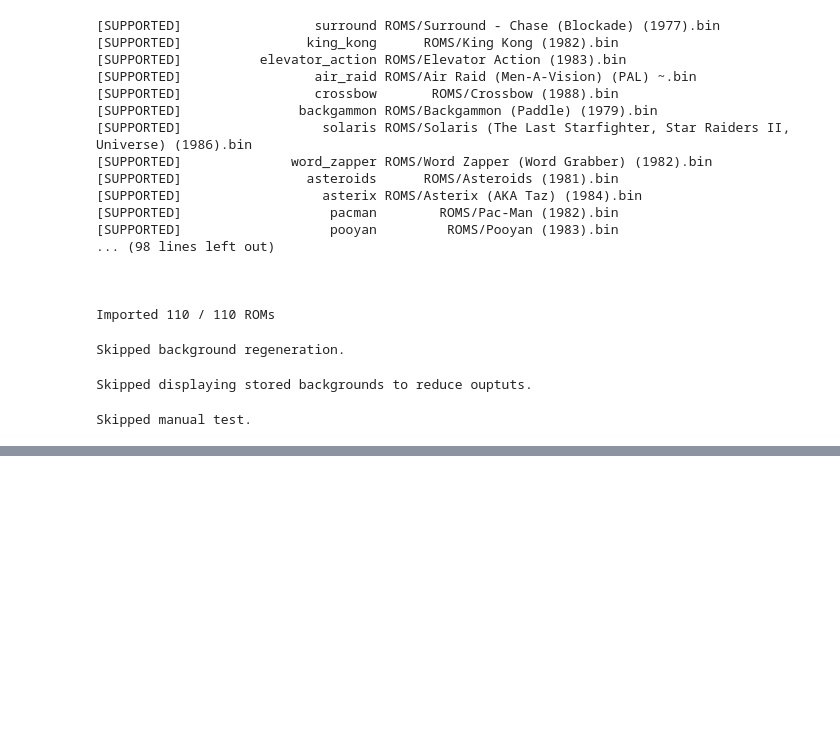
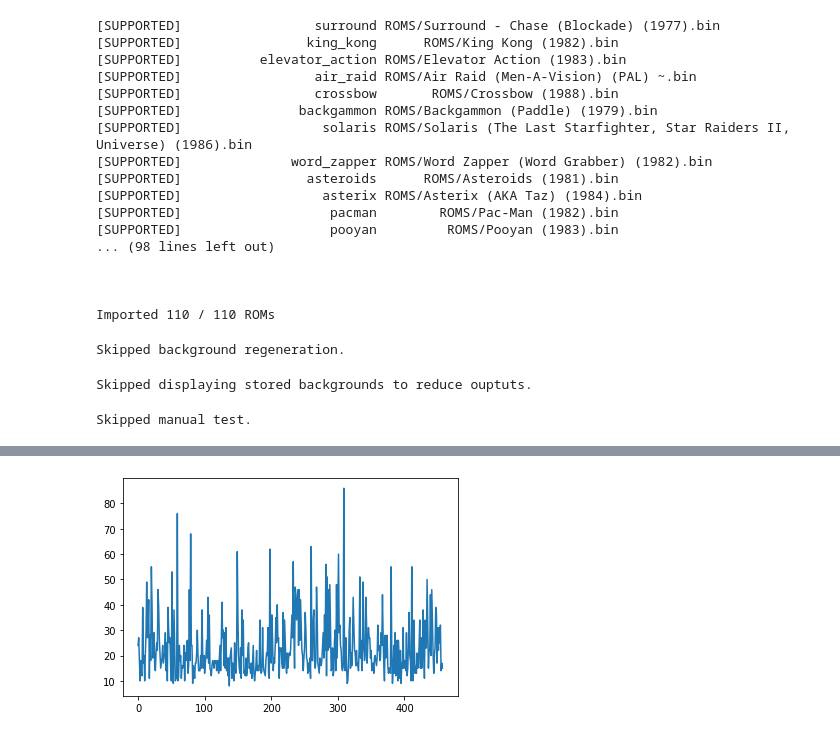
Before and after one commit to Tinynja/sarsa-phi-eb, a Jupyter notebook: notebooks/Copy_of_ALE_Framework_Tests.ipynb, the cells around one changed output, grey strips where cells are left out. Saved outputs shown, nothing was run; the diff lists cells and outputs as text; code cells hidden in the pictures; blank space fills up the shorter version.

```diff
--- a/notebooks/Copy_of_ALE_Framework_Tests.ipynb
+++ b/notebooks/Copy_of_ALE_Framework_Tests.ipynb
@@ -177,6 +177,13 @@ class EnvRecorder:
             new_name = png_path.parent.joinpath(f'step_{ts:0{self.__frame_count_padding}d}.png')
             png_path.rename(new_name)
 # %%
+def cbrt(x):
+    if x >= 0:
+        return x**(1/3)
+    else:
+        return -(-x)**(1/3)
+
+
 class features:
     @staticmethod
     def basic(frame, palette, background, crop_size=torch.Tensor([15,10]), flatten=True):
@@ -204,8 +211,7 @@ class features:
         elif number >= high:
             feature[-1] = True
         else:
-            interval = (high-low)/n_intervals
-            index = int((number-low)/interval)
+            index = int( n_intervals/2 * ( 1 + cbrt( (number-(high+low)/2) / ((high-low)/2) ) ) )
             feature[index+1] = True
         return feature
 # %%
@@ -217,6 +223,8 @@ class BinaryEnv:
 
         self.action_space = self.env.action_space
         self.observation_space = self.env.observation_space
+
+        self._overwrite_obs_high_low()
 
     def reset(self, *args, **kwargs):
         observation = self.env.reset(*args, **kwargs)
@@ -230,10 +238,14 @@ class BinaryEnv:
     def render(self, *args, **kwargs):
         return self.env.render(*args, **kwargs)
 
+    def _overwrite_obs_high_low(self):
+        if self.env.spec.id.startswith('CartPole'):
+            self.env.observation_space.low[[1,3]] = -4, -7
+            self.env.observation_space.high[[1,3]] = 4, 7
+
     def _binarize_observation(self, observation):
         bin_features = []
         lows, highs = self.env.observation_space.low, self.env.observation_space.high
-        lows, highs = [-2] * 4, [2] * 4
         for i,obs in enumerate(observation):
             bin_features.append(features.discretized_float(obs, lows[i], highs[i], n_intervals=self.n_features))
         return torch.cat(bin_features).to(self.device)
@@ -391,6 +441,6 @@ Skipped manual test.
 # %%
 class SarsaPhiEBAgent:
-    def __init__(self, env, alpha=0.5, gamma=0.99, lam=0.9, beta=0.05, init_action=1, step_repeat_count=1, device=CUDA, debug=False):
+    def __init__(self, env, gamma=0.99, epsilon=0.01, alpha=0.5, lam=0.9, beta=0.05, init_action=1, step_repeat_count=1, device=CUDA, debug=False):
         """An agent using Sarsa(lambda) algorithm with:
             - Linear Function Approximation (SGD)
             - Replacing Traces
@@ -408,14 +458,14 @@ class SarsaPhiEBAgent:
                     debug -- enable debug output
         """
         self.env = env
+        self.gamma = gamma
+        self.epsilon = epsilon
         self.alpha = alpha
-        self.gamma = gamma
         self.lam = lam
         self.beta = beta
         self.init_action = init_action
         self.step_repeat_count = step_repeat_count
         self.device = device
-        self.epsilon = 0.1 #hardcoded
 
         self.__log = logging.Logger(name=self.__class__.__name__,
                                     level=(logging.DEBUG if debug else logging.WARNING))
@@ -425,23 +475,25 @@ class SarsaPhiEBAgent:
         self.weights = torch.zeros(self.feature_space_shape).to(self.device)
         self._counts = torch.zeros(self.feature_space_shape).to(self.device)
         self._total_steps = 0
+        self.rewards = []
 
     def learn(self, n_steps):
-        start_time, done = timeit.default_timer(), True
-
-        rewards = [0]
-        episode_count = 0
+        start_time, total_rewards, done = timeit.default_timer(), 'INIT', True
+        pje.reset_calibration()
         for i in range(n_steps):
             # Information display
             avg_time = (timeit.default_timer()-start_time)/(i or 1)
-            print(f'\rSarsaPhiEB learning iteration {self._total_steps+1}/{self._total_steps-i+n_steps} ({1000*avg_time:.2f}ms/iter, remaining {(n_steps-i)*avg_time:.0f}s)    ', end='')
+            pje(f'\rSarsaPhiEB learning iteration {self._total_steps}/{self._total_steps-i+n_steps} ({1000*avg_time:.2f}ms/iter, remaining {(n_steps-i)*avg_time:.0f}s)    ', end='')
+
             # Reset env when episode ends
             if done:
-                episode_count += 1
-                rewards.append(0)
+                if total_rewards != 'INIT':
+                    self.rewards.append(total_rewards)
                 next_phi = self.env.reset()
+                total_rewards = 0
                 if self.init_action is not None:
-                    next_phi, _, _, _ = self.env.step(self.init_action)
+                    next_phi, reward, done, _ = self.env.step(self.init_action)
+                    total_rewards += reward
                 next_action = self._choose_action(next_phi)
                 traces = torch.zeros(self.feature_space_shape).to(self.device)
 
@@ -453,38 +505,57 @@ class SarsaPhiEBAgent:
             # Take an action
             next_phi, reward, done, _ = self._step_repeat(action)
             next_action = self._choose_action(next_phi)
-            rewards[episode_count] += reward
+            total_rewards += reward
 
             # Apply exploration bonus
             self._counts[action,active_features] += 1
             # reward += self._calc_exploration_bonus(phi, action)
 
             # RL Algorithm : Sarsa(lambda) LFA(SGD) Replacing Traces
-            traces *= self.gamma *  self.lam
-            traces[action, active_features] = 1 # phi[active_features].to(traces.dtype)
-
+            traces *= self.gamma * self.lam
+            traces[action, active_features] = phi[active_features].to(traces.dtype)
             if not done:
                 delta = reward + self.gamma * self._action_value(next_phi, next_action) - self._action_value(phi, action)
             else:
                 # In terminal state, all state-action values are 0
-                delta = reward - self._action_value(phi, action)
-            self.weights += self.alpha * delta * traces
+                delta = reward + 0 - self._action_value(phi, action)
+            # if self.alpha * delta * traces.isnan().any():
+            #     print(self.weights.unique())
+            #     print(self._action_value(phi, action))
+            #     print(phi)
+            #     print(action)
+            self.weights -= self.alpha * delta * traces
 
+            # print('traces', traces.nonzero())
+            # __import__('time').sleep(1)
+            # return locals()
+
+        print(f'\rSarsaPhiEB learning iteration {self._total_steps}/{self._total_steps-i+n_steps-1} ({1000*avg_time:.2f}ms/iter, remaining {(n_steps-i)*avg_time:.0f}s)    ', end='')
         print(f'\nTotal elapsed time: {datetime.utcfromtimestamp(timeit.default_timer()-start_time).strftime("%H:%M:%S.%f")}')
-        return rewards
 
     def _step_repeat(self, action):
+        reward = 0
         for i in range(self.step_repeat_count):
-            observation, reward, done, info = self.env.step(action)
+            observation, sub_reward, done, info = self.env.step(action)
+            reward += sub_reward
             if done: break
         return observation, reward, done, info
 
     def _action_value(self, phi, action):
+        if (self.weights[action]@phi.to(self.weights.dtype)).isinf():
+            print(self.weights[action].unique())
+            print(phi.to(self.weights.dtype))
+            # print(self._action_value(phi, action))
+            # print(self._action_value(next_phi, next_action))
         return (self.weights[action]@phi.to(self.weights.dtype)).item()
 
     def _choose_action(self, phi):
         if torch.rand(1) > self.epsilon:
-            return (self.weights@phi.to(self.weights.dtype)).argmax().item()
+            action_values = self.weights@phi.to(self.weights.dtype)
+            best_actions = (action_values == action_values.max()).nonzero()
+            # Tie-breaker
+            action = best_actions[torch.randint(len(best_actions), (1,))]
+            return action.item()
         else:
             return self.env.action_space.sample()
 
@@ -496,3 +567,17 @@ class SarsaPhiEBAgent:
         pseudocount = (rho*(1-rho_prime)) / (rho_prime-rho)
         exploration_bonus = self.beta / pseudocount.sqrt()
         return exploration_bonus
+
+# env = BinaryEnv('CartPole-v1', n_features=4000)
+# agent = SarsaPhiEBAgent(env)
+# ret = agent.learn(1)
+# env.reset().nonzero()
+env = EnvALE(ROMS.Breakout, feature_type='Basic')
+env = BinaryEnv('CartPole-v1', n_features=1600, device=CPU)
+agent = SarsaPhiEBAgent(env, device=env.device)
+recorder = EnvRecorder(env)
+# recorder()
+agent.learn(10000)
+plt.plot(agent.rewards)
+plt.show()
+# %% [output]
@@ -498,0 +586 @@ class SarsaPhiEBAgent:
+[figure, added]
```
Also changed, not shown: parts of 8 cells of this notebook.
